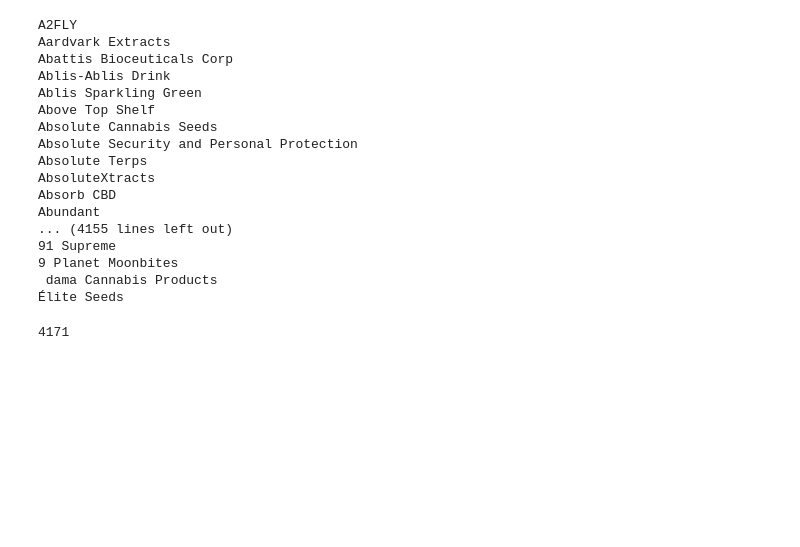
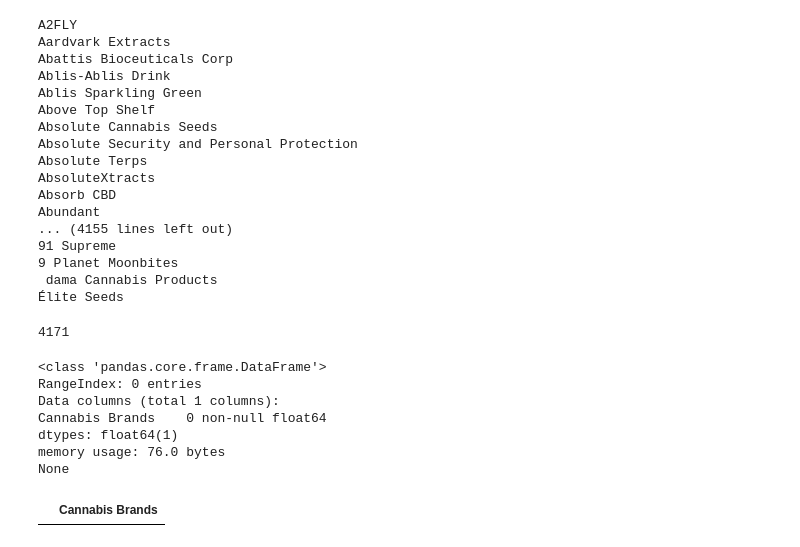
Before and after one commit to derek-nguyen/canna_data, a Jupyter notebook: cannabis_brands.ipynb, the cells around one changed output. Saved outputs shown, nothing was run; the diff lists cells and outputs as text; code cells hidden in the pictures; blank space fills up the shorter version.

```diff
--- a/cannabis_brands.ipynb
+++ b/cannabis_brands.ipynb
@@ -52,0 +60,20 @@ print(len(brand_name_data))
+# %%
+names = []
+
+# extract data
+
+name =
+# %%
+test_df = pd.DataFrame({'Cannabis Brands': name})
+
+print(test_df.info())
+test_df
+# %% [output]
+<class 'pandas.core.frame.DataFrame'>
+RangeIndex: 0 entries
+Data columns (total 1 columns):
+Cannabis Brands    0 non-null float64
+dtypes: float64(1)
+memory usage: 76.0 bytes
+None
+|  | Cannabis Brands |
```
Also changed, not shown: parts of 2 cells of this notebook.
